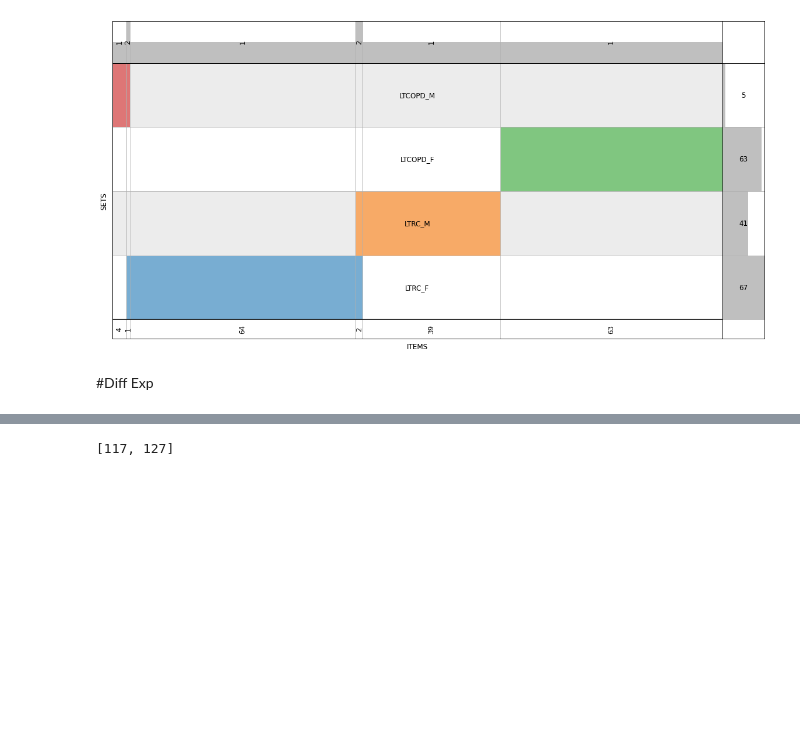
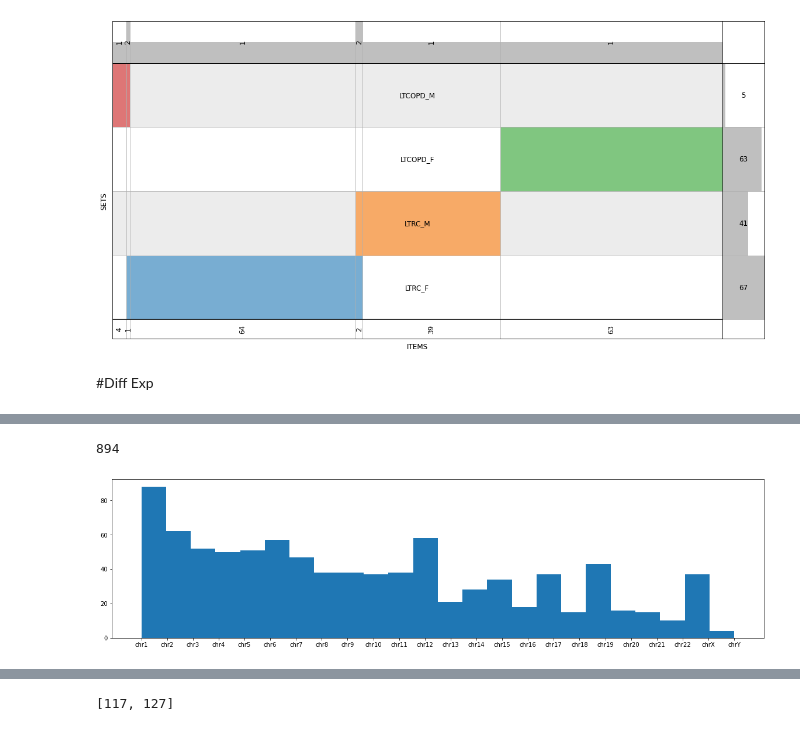
Before and after one commit to dcolinmorgan/LTCOPDsex, a Jupyter notebook: v3_2xCOPD_gender.ipynb, the cells around one changed output, grey strips where cells are left out. Drawn from its saved outputs; the diff is of its cells as text; code cells hidden in the pictures; blank space fills up the shorter version.

```diff
--- a/v3_2xCOPD_gender.ipynb
+++ b/v3_2xCOPD_gender.ipynb
@@ -2139,8 +2136,8 @@ supervenn(jeff33, species_names, rotate_col_annotations=True)#,
 # %% [markdown]
 #Diff Exp
 # %%
-ltrc_F_copd=pd.read_csv('drive/My Drive/harvard/LARGE_COPD/F_LTRC_de_061821.txt',sep='\t',nrows=1500)#,names=['ensemble','AveExpr','logFC','P.Value','adj.P.Val'],skiprows=1)
-ltrc_M_copd=pd.read_csv('drive/My Drive/harvard/LARGE_COPD/M_LTRC_de_061821.txt',sep='\t',nrows=1500)#,names=['ensemble','AveExpr','logFC','P.Value','adj.P.Val'],skiprows=1)
+ltrc_F_copd=pd.read_csv('drive/My Drive/harvard/LARGE_COPD/F_LTRC_de_061821.txt',sep='\t')#,names=['ensemble','AveExpr','logFC','P.Value','adj.P.Val'],skiprows=1)
+ltrc_M_copd=pd.read_csv('drive/My Drive/harvard/LARGE_COPD/M_LTRC_de_061821.txt',sep='\t')#,names=['ensemble','AveExpr','logFC','P.Value','adj.P.Val'],skiprows=1)
 ltrc_genes=pd.read_csv('drive/My Drive/harvard/LARGE_COPD/LTRC_genes_chr.txt',sep='\t',names=['ensemble','ID','chr'],skiprows=1)
 ltrc_F_copd.index=(ltrc_F_copd.index).str.split('.').str[0].tolist()
 ltrc_M_copd.index=(ltrc_M_copd.index).str.split('.').str[0].tolist()
@@ -2150,5 +2147,5 @@ ltrc_M_copd=ltrc_M_copd.merge(ltrc_genes,left_index=True,right_on='ensemble')
 # ltrc_M_copd['ID']=ltrc_M_copd.index
 
 
-ltcopd_F_copd=pd.read_csv('drive/My Drive/harvard/LARGE_COPD/F_LTCOPD_de_062221.txt',sep='\t',nrows=1500)
-ltcopd_M_copd=pd.read_csv('drive/My Drive/harvard/LARGE_COPD/M_LTCOPD_de_062221.txt',sep='\t',nrows=1500)
+ltcopd_F_copd=pd.read_csv('drive/My Drive/harvard/LARGE_COPD/F_LTCOPD_de_062221.txt',sep='\t')
+ltcopd_M_copd=pd.read_csv('drive/My Drive/harvard/LARGE_COPD/M_LTCOPD_de_062221.txt',sep='\t')#,nrows=1500
@@ -2170,0 +2152,14 @@ ltrc_F_copd
+# %%
+from natsort import index_natsorted
+plt.figure(figsize=(20,5))
+# print(len(ltrc_M_copd.chr[ltrc_M_copd['adj.P.Val']<0.01]))
+# ltrc_M_copd['chrm']=ltrc_M_copd.chr.str.split('chr').str[1].tolist()
+cc=(ltrc_M_copd[ltrc_M_copd['adj.P.Val']<0.01])
+cc=cc.sort_values(by="chr",key=lambda x: np.argsort(index_natsorted(cc["chr"])))
+# cc.sort(lambda x,y: x-y, key=lambda x: Set_Chr_Nr_(x))#_values()
+print(len(cc))
+pp=len(np.unique(cc.chr))
+zz=plt.hist(cc.chr,bins=pp)
+# %% [output]
+894
+[figure, added]
```
Also changed, not shown: parts of 7 cells of this notebook.
